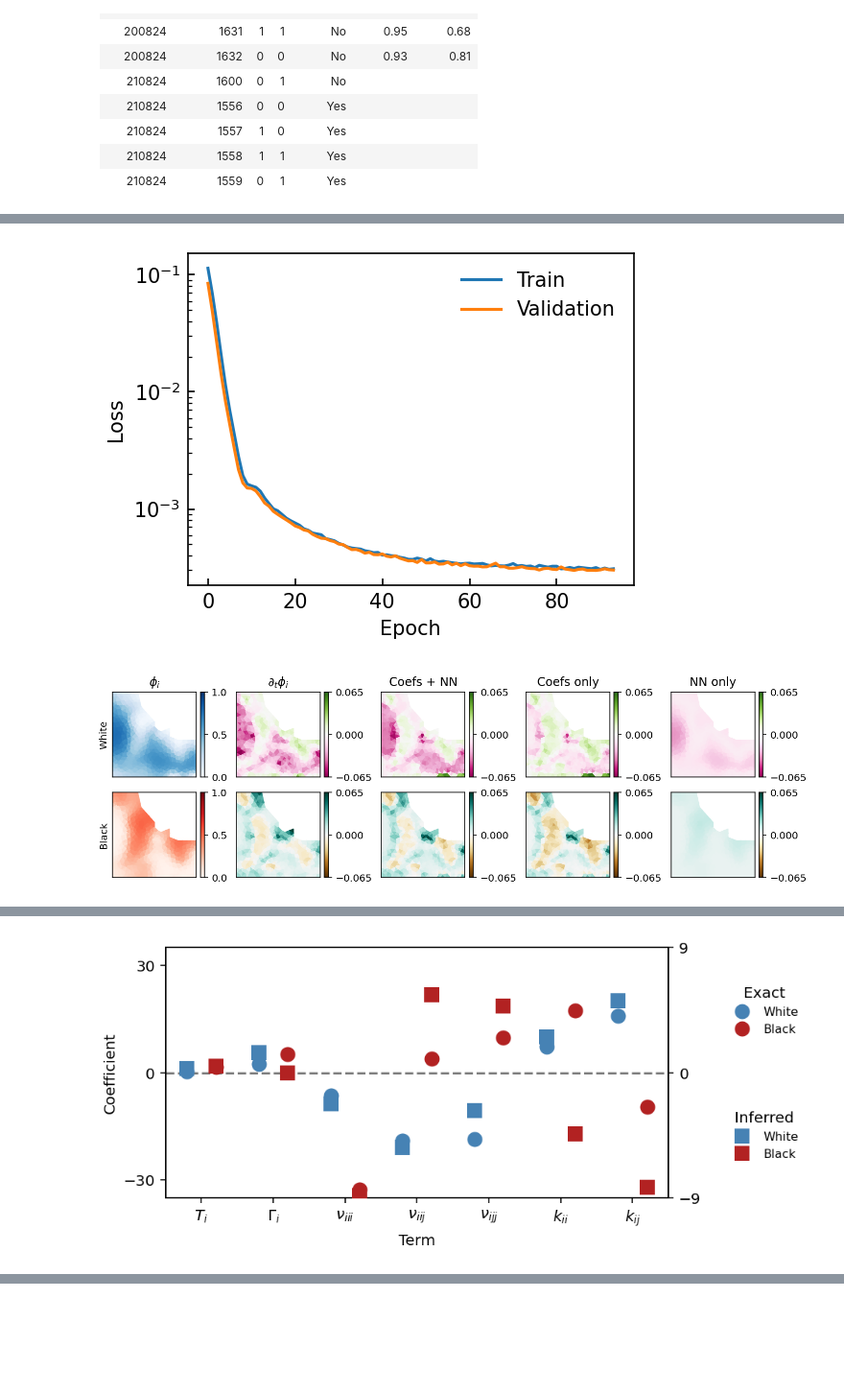
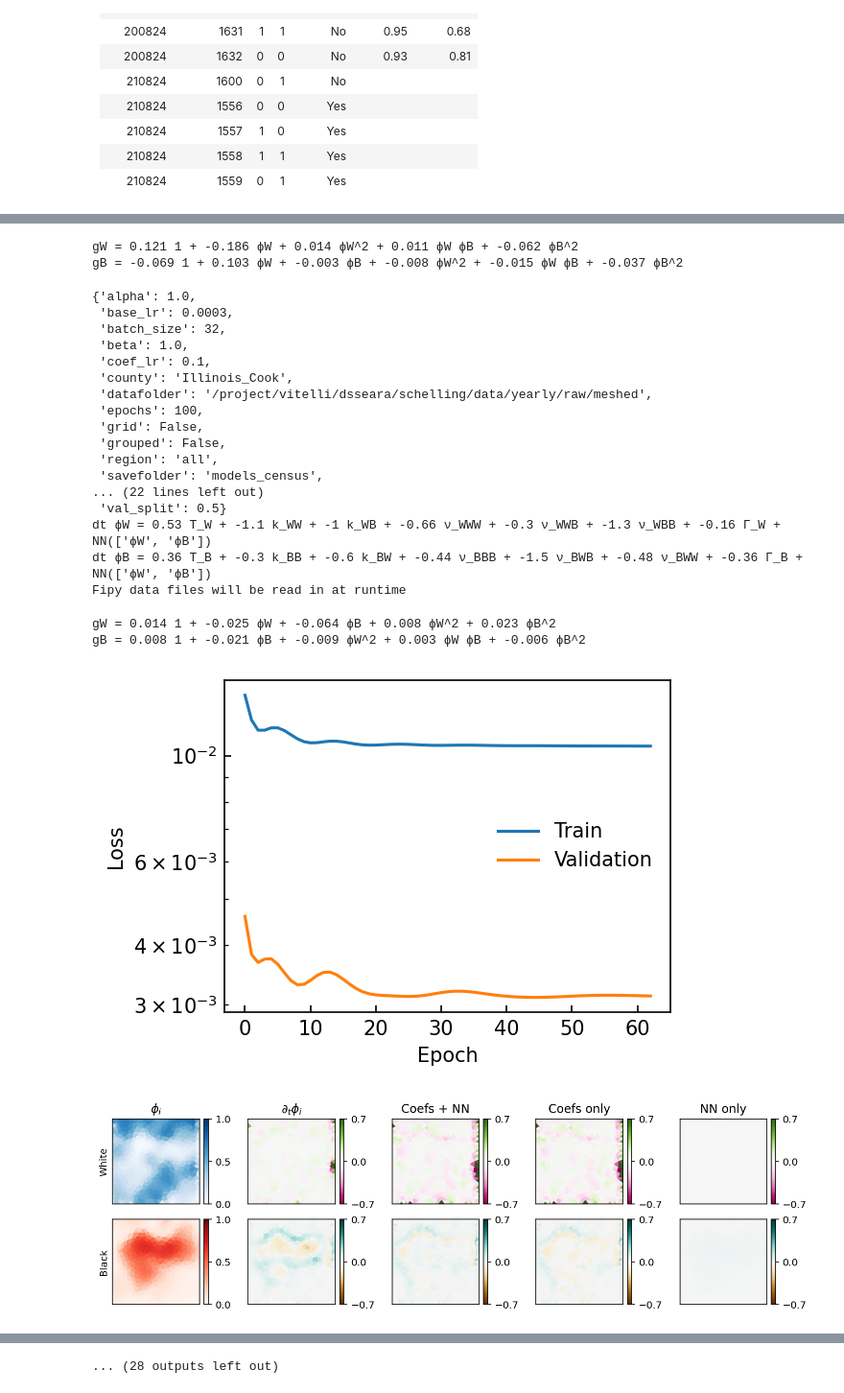
Before and after one commit to jcolen/sociohydro, a Jupyter notebook: param_inference/HybridInferenceAnalysis.ipynb, the cells around one changed output, grey strips where cells are left out. Shown at 96% size. Saved outputs shown, nothing was run; the diff lists cells and outputs as text; code cells hidden in the pictures; blank space fills up the shorter version.

```diff
--- a/param_inference/HybridInferenceAnalysis.ipynb
+++ b/param_inference/HybridInferenceAnalysis.ipynb
@@ -29,6 +29,6 @@ Right now, three models are available in the `models` subdirectory. The training
 | 210824    | 1558      | 1        | 1       | Yes      | | |
 | 210824    | 1559      | 0        | 1       | Yes      | | |
 # %%
-models = sorted(glob(os.path.join("models", "*")))
+models = sorted(glob(os.path.join("models_census", "*")))
 models
 # %% [output]
@@ -42,7 +43,7 @@ models
 # %%
 from fipy_analysis import analysis_pipeline
 
-model = models[-1]
+model = models[0]
 county = "_".join(model.split("/")[-1].split("_")[:2])
 
 analysis_pipeline(model, county=county, printout=True)
@@ -83,2 +127,23 @@ dt ϕW = 0.32 T_W + -2.6 k_WW + -5.2 k_WB + 2.2 ν_WWW + 5.4 ν_WWB + 2.7 ν_WBB
+gW = 0.121 1 + -0.186 ϕW + 0.014 ϕW^2 + 0.011 ϕW ϕB + -0.062 ϕB^2
+gB = -0.069 1 + 0.103 ϕW + -0.003 ϕB + -0.008 ϕW^2 + -0.015 ϕW ϕB + -0.037 ϕB^2
+{'alpha': 1.0,
+ 'base_lr': 0.0003,
+ 'batch_size': 32,
+ 'beta': 1.0,
+ 'coef_lr': 0.1,
+ 'county': 'Illinois_Cook',
+ 'datafolder': '/project/vitelli/dsseara/schelling/data/yearly/raw/meshed',
+ 'epochs': 100,
+ 'grid': False,
+ 'grouped': False,
+ 'region': 'all',
+ 'savefolder': 'models_census',
+... (22 lines left out)
+ 'val_split': 0.5}
+dt ϕW = 0.53 T_W + -1.1 k_WW + -1 k_WB + -0.66 ν_WWW + -0.3 ν_WWB + -1.3 ν_WBB + -0.16 Γ_W + NN(['ϕW', 'ϕB'])
+dt ϕB = 0.36 T_B + -0.3 k_BB + -0.6 k_BW + -0.44 ν_BBB + -1.5 ν_BWB + -0.48 ν_BWW + -0.36 Γ_B + NN(['ϕW', 'ϕB'])
+Fipy data files will be read in at runtime
+gW = 0.014 1 + -0.025 ϕW + -0.064 ϕB + 0.008 ϕW^2 + 0.023 ϕB^2
+gB = 0.008 1 + -0.021 ϕB + -0.009 ϕW^2 + 0.003 ϕW ϕB + -0.006 ϕB^2
-[figure, old version]
+[figure, new version]
-[figure, old version]
+[figure, new version]
@@ -87 +151,0 @@ dt ϕW = 0.32 T_W + -2.6 k_WW + -5.2 k_WB + 2.2 ν_WWW + 5.4 ν_WWB + 2.7 ν_WBB
-[figure, removed]
@@ -88,0 +152 @@ dt ϕW = 0.32 T_W + -2.6 k_WW + -5.2 k_WB + 2.2 ν_WWW + 5.4 ν_WWB + 2.7 ν_WBB
+... (28 outputs left out)
```
Also changed, not shown: parts of 2 cells of this notebook, 2 other files.
